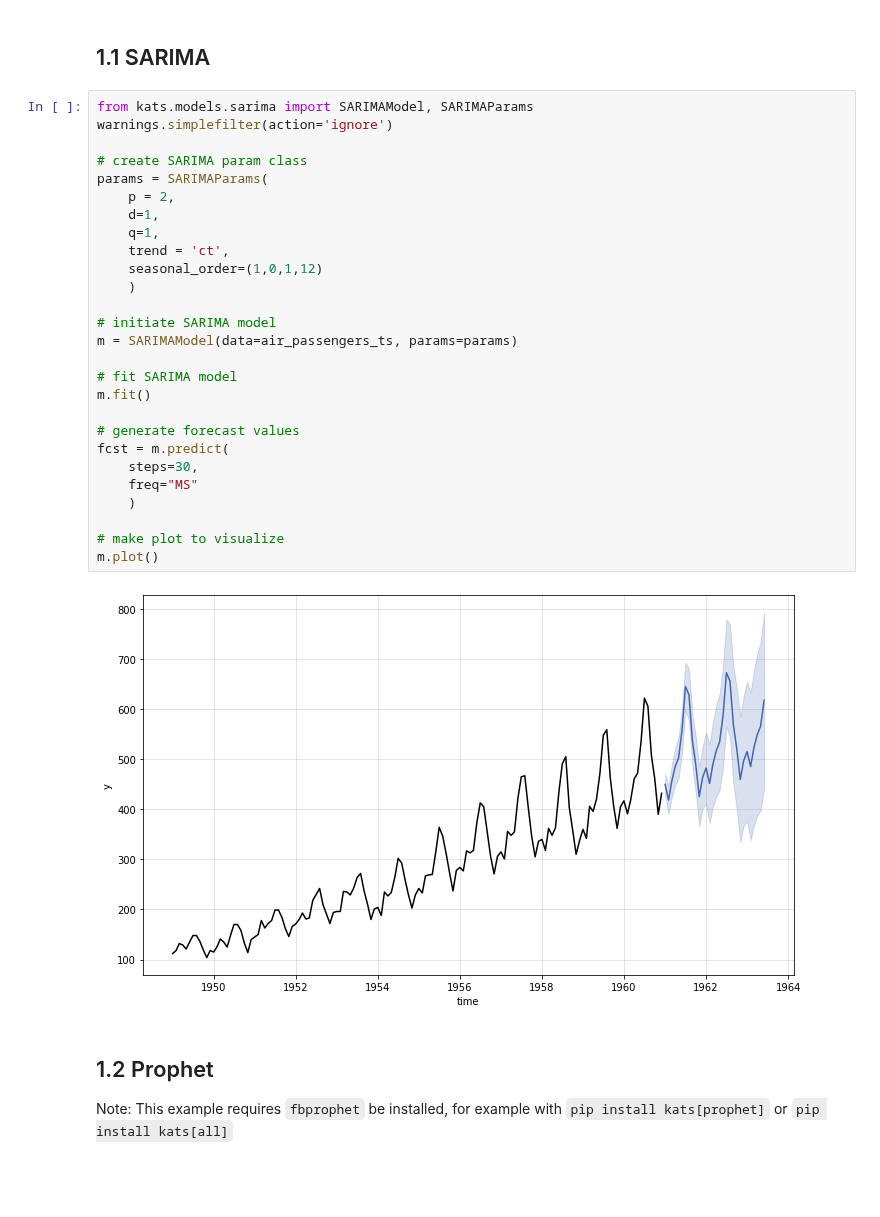
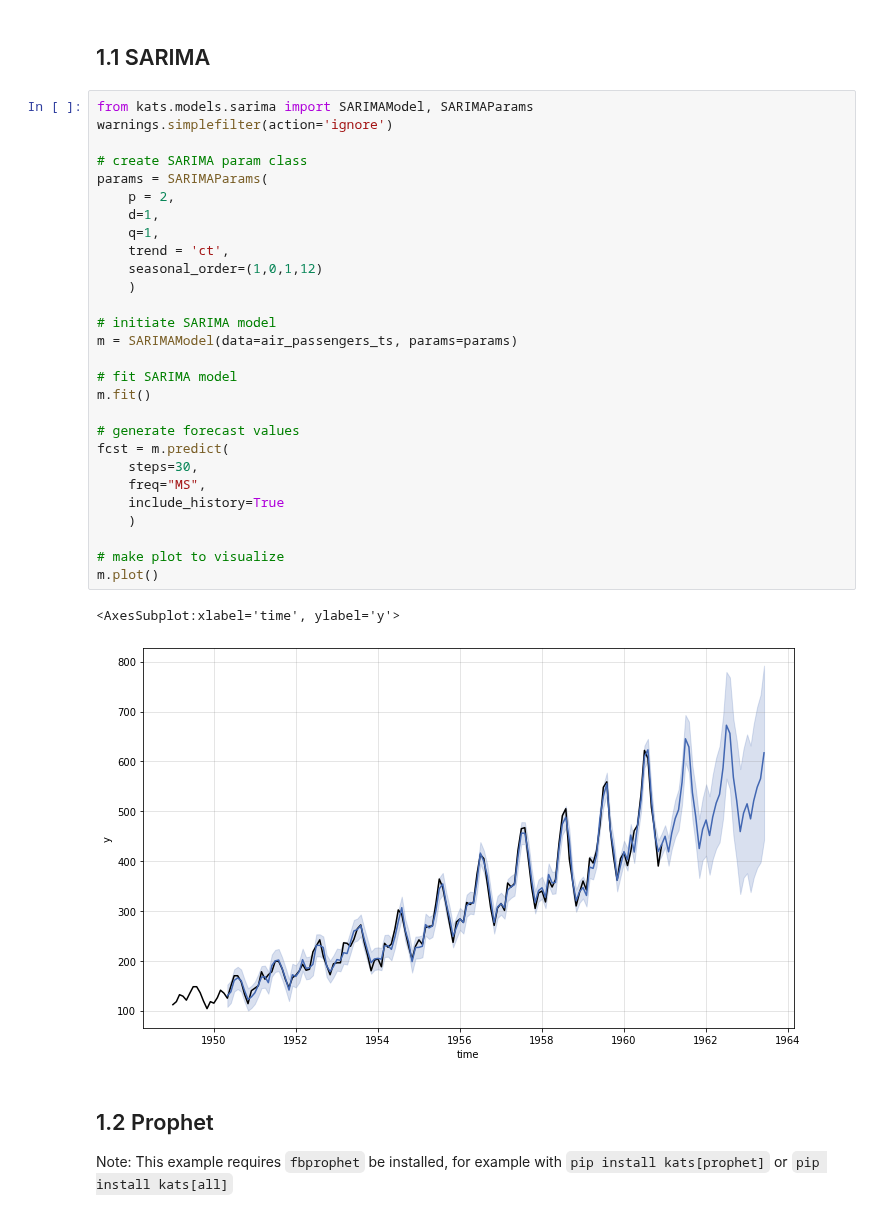
Before and after one commit to facebookresearch/Kats, a Jupyter notebook: tutorials/kats_201_forecasting.ipynb, the cells around one changed output. Saved outputs shown, nothing was run; the diff lists cells and outputs as text; blank space fills up the shorter version.

Commit message:
Added     include_history=True so that plot looked as expected

```diff
--- a/tutorials/kats_201_forecasting.ipynb
+++ b/tutorials/kats_201_forecasting.ipynb
@@ -62,32 +62,34 @@ The values we choose for each of our paremeters in these examples are basically
 # %%
 from kats.models.sarima import SARIMAModel, SARIMAParams
 warnings.simplefilter(action='ignore')
 
 # create SARIMA param class
 params = SARIMAParams(
     p = 2,
     d=1,
     q=1,
     trend = 'ct',
     seasonal_order=(1,0,1,12)
     )
 
 # initiate SARIMA model
 m = SARIMAModel(data=air_passengers_ts, params=params)
 
 # fit SARIMA model
 m.fit()
 
 # generate forecast values
 fcst = m.predict(
     steps=30,
-    freq="MS"
+    freq="MS",
+    include_history=True
     )
 
 # make plot to visualize
 m.plot()
 # %% [output]
+<AxesSubplot:xlabel='time', ylabel='y'>
-[figure, old version]
+[figure, new version]
 # %% [markdown]
 ## 1.2 Prophet
 Note: This example requires `fbprophet` be installed, for example with `pip install kats[prophet]` or `pip install kats[all]`
```
